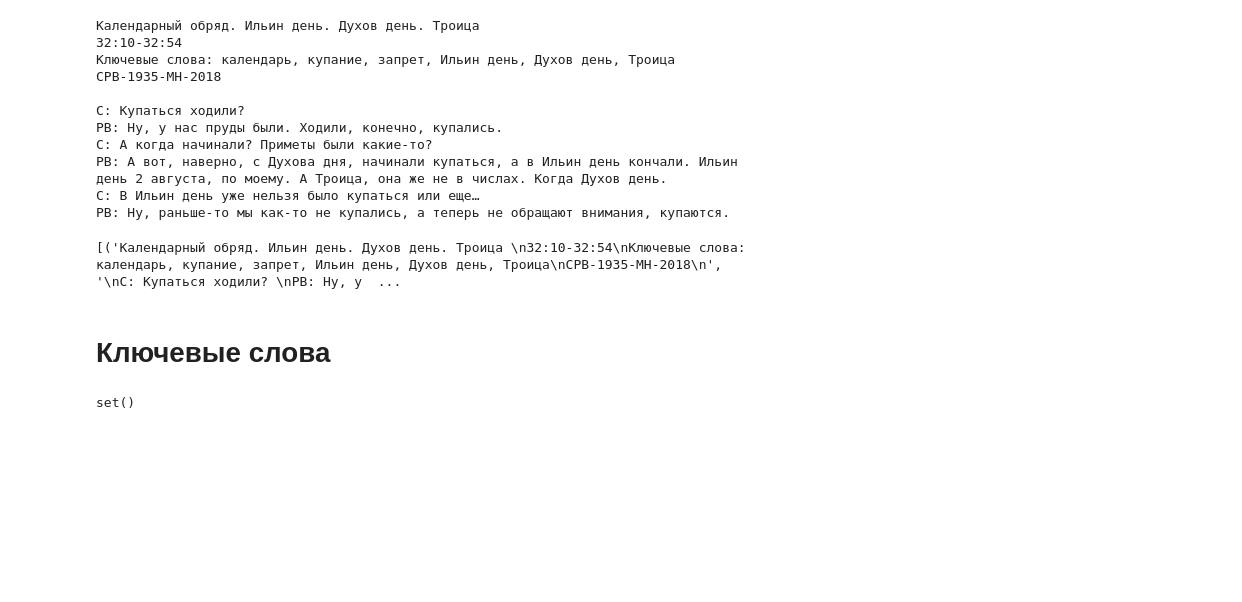
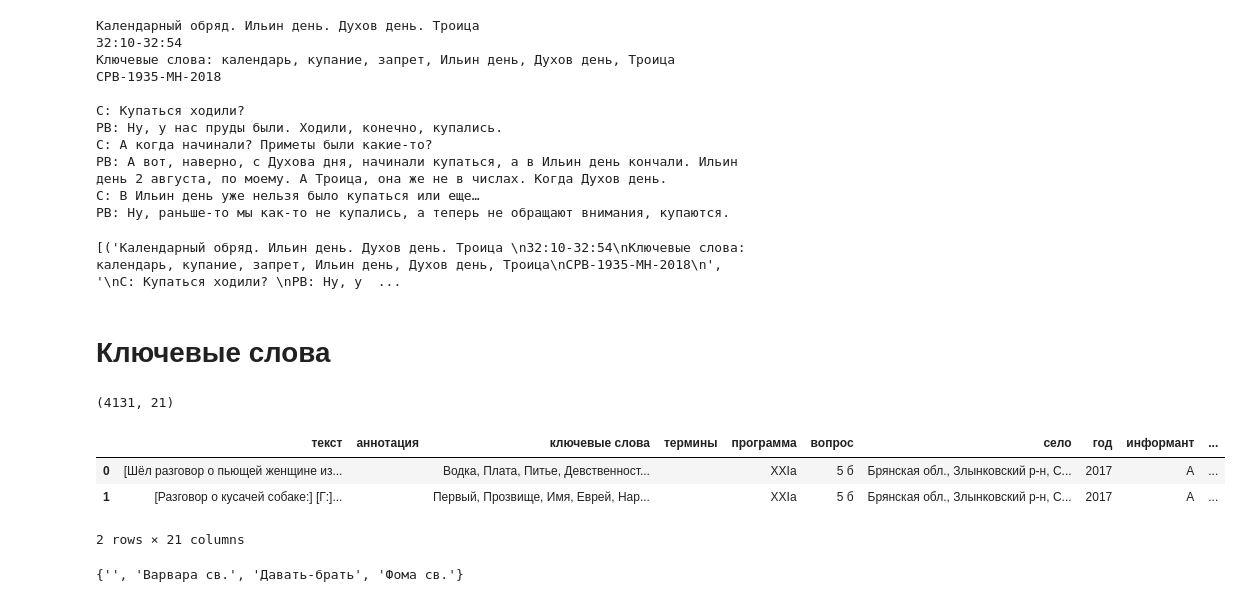
Before and after one commit to dkbrz/folklore_corpus, a Jupyter notebook: final_prep.ipynb, the cells around one changed output. Drawn from its saved outputs; the diff is of its cells as text; code cells hidden in the pictures; blank space fills up the shorter version.

```diff
--- a/final_prep.ipynb
+++ b/final_prep.ipynb
@@ -740,7 +740,16 @@ for name in filelist:
 db.commit()
 # %% [markdown]
 # Ключевые слова
-# %%
-found
-# %% [output]
-set()
+# %%
+data = pd.read_csv('/home/dkbrz/GitHub/folklore_corpus/csv/prev/tblCards.csv', sep='\t').fillna('')
+# %%
+data.shape
+# %% [output]
+(4131, 21)
+# %%
+data.head(2)
+# %% [output]
+|  | текст | аннотация | ключевые слова | термины | программа | вопрос | село | год | информант | ... |
+| 0 | [Шёл разговор о пьющей женщине из... |  | Водка, Плата, Питье, Девственност... |  | XXIa | 5 б | Брянская обл., Злынковский р-н, С... | 2017 | А | ... |
+| 1 | [Разговор о кусачей собаке:] [Г:]... |  | Первый, Прозвище, Имя, Еврей, Нар... |  | XXIa | 5 б | Брянская обл., Злынковский р-н, С... | 2017 | А | ... |
+2 rows × 21 columns
@@ -746,0 +770,4 @@ set()
+# %%
+found -(found&s) - set(["Вкус","Гадюка","Глина","Двенадцать","Десять","Звон","Каштан","Кнут","Красота","Обряд","Помидор","Пять","Ребро","Рогоз","Сабельник","Сапоги","Свекла","Смородина","Сто","Теленок","Туман","Улица","Чай","Четыре","Читать"])
+# %% [output]
+{'', 'Варвара св.', 'Давать-брать', 'Фома св.'}
```
Also changed, not shown: parts of 20 cells of this notebook, 3 other files.
